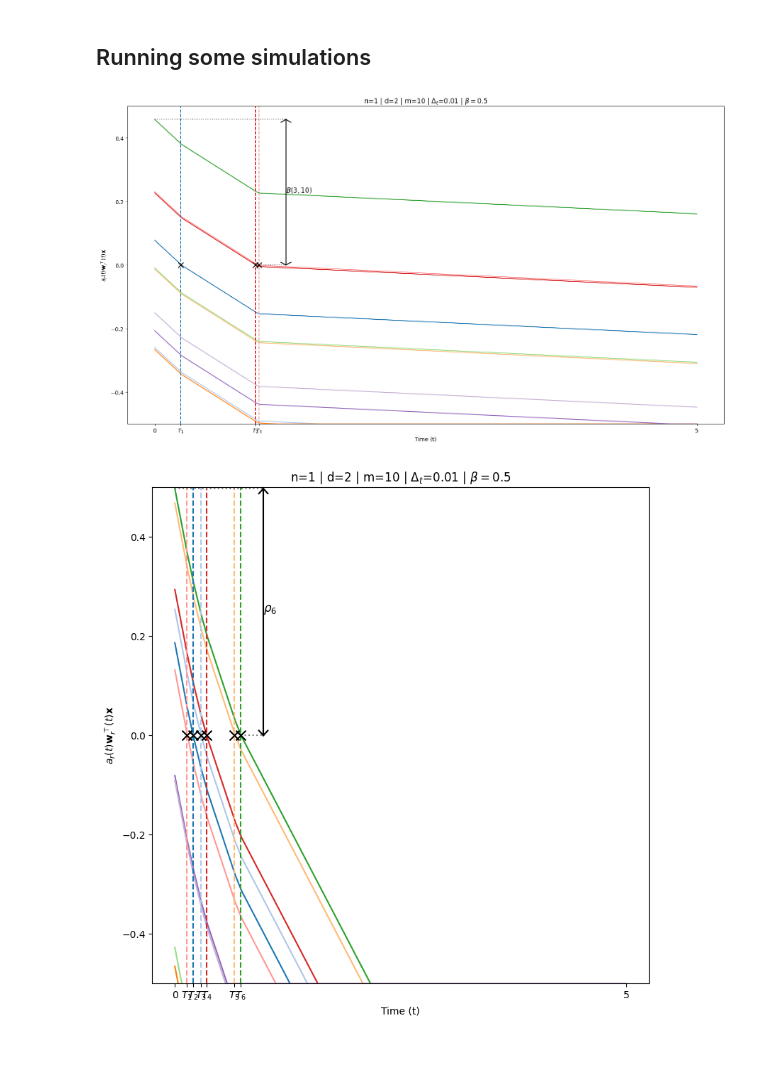
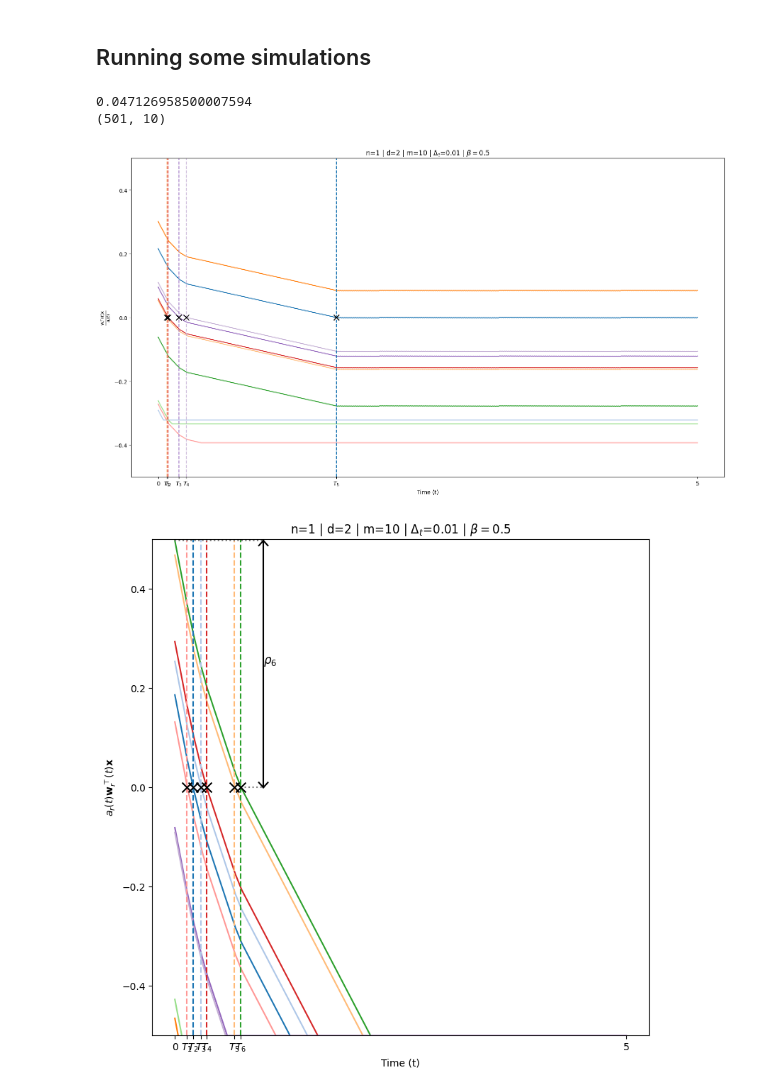
Before and after one commit to YanisBosch/NKT_Heaviside, a Jupyter notebook: main.ipynb, the cells around one changed output. Drawn from its saved outputs; the diff is of its cells as text; code cells hidden in the pictures; blank space fills up the shorter version.

```diff
--- a/main.ipynb
+++ b/main.ipynb
@@ -22,5 +24,5 @@ def create_data(n,d):
     """
 
     X = normalize(np.random.normal(size=(n,d)), axis=1, norm='l2')
-    Y = np.random.normal(size=n)
+    Y = np.random.uniform(low=-1,high=1,size=n)
     return(X,Y)
@@ -160,7 +196,7 @@ class NTK_shallow:
 
     #--------------Initialisation--------------
 
-    def __init__(self,n,d,m,b,train_a,X=[],y=[],a=[],W=[]):
+    def __init__(self,n,d,m,b,train_a = True,X=[],y=[],a=[],W=[]):
         #store given variables
         self.n = n                  #number of input vectors
         self.d = d                  #dimension of input vectors
@@ -200,10 +236,8 @@ class NTK_shallow:
 
         #compute current value of f and store it
         self.f = NTK_output(self.a,self.W,self.X)
-        self.f_iters = [self.f]
-        self.f_beta_iters = [NTK_output_beta(self.a,self.W,self.X,self.b)]
 
-        #create object to store generated frames
+        #create object to store inner weights
         self.W_iters = [np.copy(self.W)]
 
         #compute initial loss and store it
@@ -214,9 +248,6 @@ class NTK_shallow:
 
         #We want to study if the outer weights or inner weights contribute more to lowering the loss at early vs late stages of training
         self.loss_diffs = []
-
-        #We want to study how a_r*(<w_r,X>) evolves over time
-        self.awx_iter = [[self.a[r]*np.dot(self.W[r],self.X[0]) for r in range(self.m)]]
 
     #----------------------------
 
@@ -272,10 +303,7 @@ class NTK_shallow:
         self.W_iters.append(np.copy(self.W))                    #store evolution of inner weights
         self.a_iters.append(np.copy(self.a))                    #store evolution of outer weights
         self.f = NTK_output(self.a,self.W,self.X)               #update value of f
-        self.f_iters.append(self.f)
-        self.f_beta_iters.append(NTK_output_beta(self.a,self.W,self.X,self.b))
         self.losses.append(compute_loss(self.f,self.y))         #compute current loss and store it
-        self.awx_iter.append([self.a[r]*np.dot(self.W[r],self.X[0]) for r in range(self.m)])
         if self.train_a:                                        #compute loss difference generated by w and a respectively and store it
             self.loss_diffs.append([compute_loss(NTK_output(self.a,prev_W,self.X),self.y)-self.losses[-2],compute_loss(NTK_output(prev_a,self.W,self.X),self.y)-self.losses[-2]])
 
@@ -293,3 +321,31 @@ class NTK_shallow:
             self.update_weights(t)
 
     #----------------------------
+
+    #--------------Compute different quantities that may be of interest--------------
+
+    def comp_wr_x_ar_iters(self,i):
+        """
+            INPUT: i: index of chosen input data point
+            OUTPUT: <w_r(t),x_i>/a_r(t)
+        """
+        return [[np.dot(self.W_iters[t][r],self.X[i])/self.a_iters[t][r] for r in range(self.m)] for t in range(len(self.W_iters))]
+
+    def comp_output_iters_beta(self):
+        """
+            INPUT: /
+            OUTPUT: Output vectors with approximate heaviside over time
+        """
+        return [NTK_output_beta(a=self.a_iters[t],W=self.W_iters[t],X=self.X,b=self.b) for t in range(len(self.W_iters))]
+    def comp_output_iters(self):
+        """
+            INPUT: /
+            OUTPUT: Output vectors with true heaviside over time
+        """
+        return [NTK_output(a=self.a_iters[t],W=self.W_iters[t],X=self.X) for t in range(len(self.W_iters))]
+
+    #----------------------------
+# %%
+NTK_inst = NTK_shallow(n=10,d=2,m=100,b=0.2)
+NTK_inst.run_sim(0.001,1000)
+np.shape(NTK_inst.comp_wr_x_ar_iters(i=0))
@@ -677,9 +760,11 @@ def show_awr(m,b,t,num,train_a = True,arrow_size = 0.02, want_flat_end = False):
 # %% [markdown]
 ## Running some simulations
 # %%
-show_awr(m=10,b=0.5,t=0.01,num=500,train_a = False)
+show_awr(m=10,b=0.5,t=0.01,num=500,train_a = False,rademacher=False)
 # %% [output]
+0.047126958500007594
+(501, 10)
-[figure, old version]
+[figure, new version]
 # %%
 show_awr(m=10,b=0.5,t=0.01,num=500,train_a = False)
 # %% [output]
```
Also changed, not shown: parts of 29 cells of this notebook, 1 other file.
